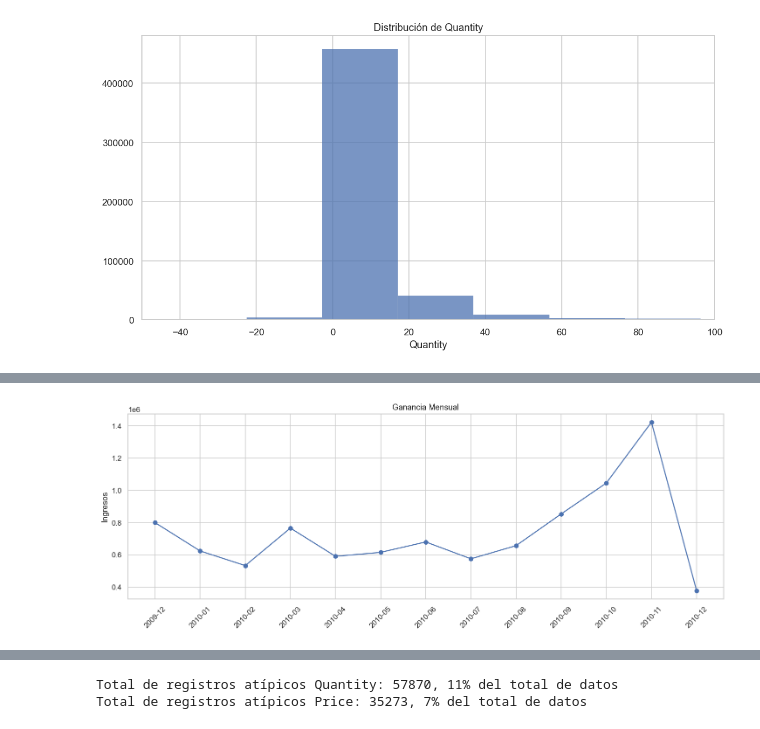
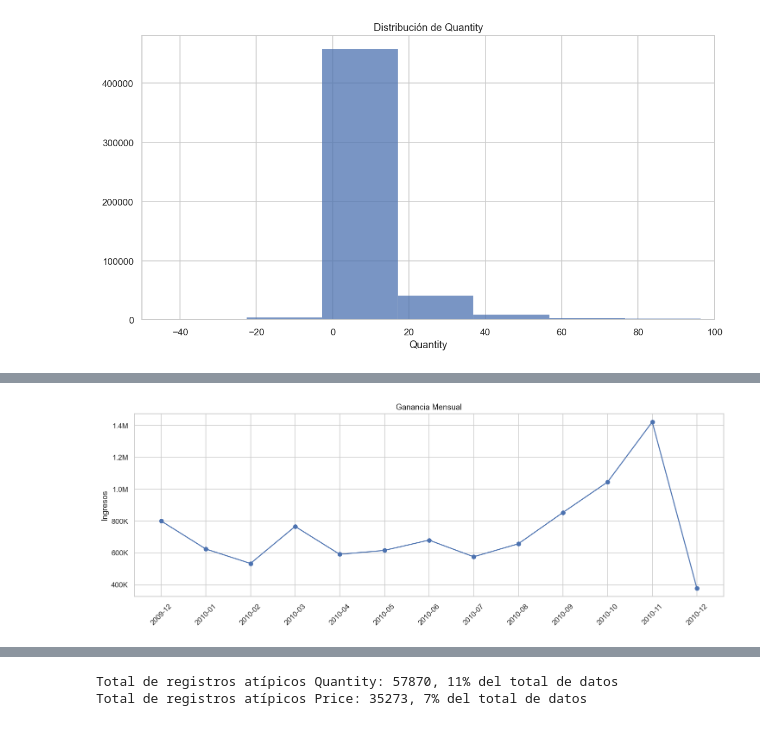
Before and after one commit to DaLeedev/CLTV_PROJECT, a Jupyter notebook: notebooks/01_Exploracion Inicial.ipynb, the cells around one changed output, grey strips where cells are left out. Cells and saved outputs as stored; diff of their text form; code cells hidden in the pictures.

```diff
--- a/notebooks/01_Exploracion Inicial.ipynb
+++ b/notebooks/01_Exploracion Inicial.ipynb
@@ -223,17 +223,31 @@ df.head()
 # %%
+import matplotlib.ticker as mticker
+
+def abbreviate_number(x, pos):
+    if x >= 1_000_000:
+        return f"{x/1_000_000:.1f}M"
+    elif x >= 1_000:
+        return f"{x/1_000:.0f}K"
+    else:
+        return f"{x:.0f}"
+
 df['totalprice'] = df['Quantity'] * df['Price']
 
 monthly_revenue = df.groupby('year_month')['totalprice'].sum()
 
 plt.figure(figsize=(16,5))
 plt.plot(monthly_revenue.index, monthly_revenue.values, marker="o")
 plt.xticks(rotation=45)
 plt.title("Ganancia Mensual")
 plt.ylabel("Ingresos")
 plt.grid(True)
+
+ax = plt.gca()
+ax.yaxis.set_major_formatter(mticker.FuncFormatter(abbreviate_number))
+
 plt.show()
 # %% [output]
-[figure, old version]
+[figure, new version]
 # %%
 sns.jointplot(
     data=df,
```
Also changed, not shown: parts of 8 cells of this notebook.
